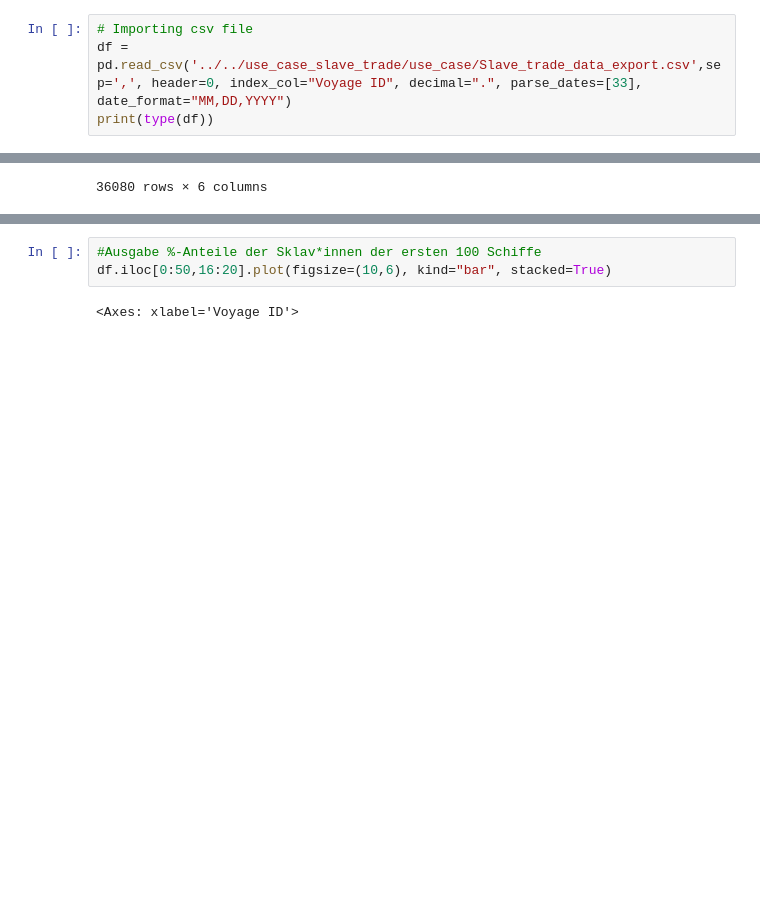
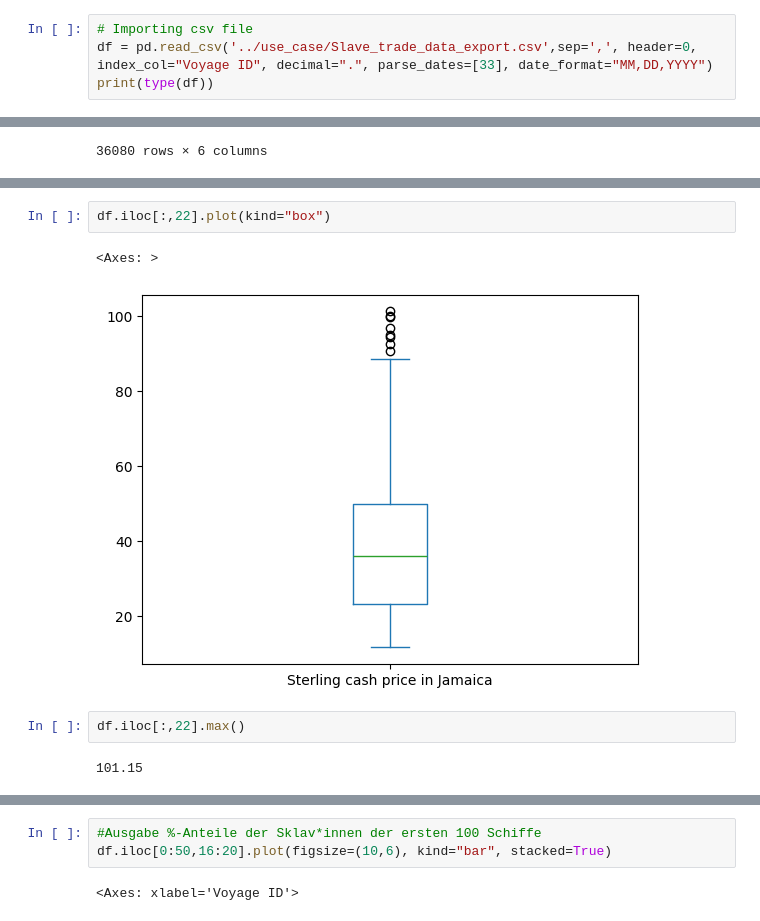
Before and after one commit to andren967/Novak_SlaveVoyages, a Jupyter notebook: Slave_trade_EDA.ipynb, the cells around one changed output, grey strips where cells are left out. Cells and saved outputs as stored; diff of their text form; blank space fills up the shorter version.

```diff
--- a/Slave_trade_EDA.ipynb
+++ b/Slave_trade_EDA.ipynb
@@ -14,6 +28,6 @@ from IPython.core.interactiveshell import InteractiveShell
 # %%
 # Importing csv file
-df = pd.read_csv('../../use_case_slave_trade/use_case/Slave_trade_data_export.csv',sep=',', header=0, index_col="Voyage ID", decimal=".", parse_dates=[33], date_format="MM,DD,YYYY")
+df = pd.read_csv('../use_case/Slave_trade_data_export.csv',sep=',', header=0, index_col="Voyage ID", decimal=".", parse_dates=[33], date_format="MM,DD,YYYY")
 print(type(df))
 # %% [output]
 <class 'pandas.core.frame.DataFrame'>
@@ -118,0 +702,9 @@ RangeIndex(start=0, stop=36080, step=1)
+# %%
+df.iloc[:,22].plot(kind="box")
+# %% [output]
+<Axes: >
+[figure, added]
+# %%
+df.iloc[:,22].max()
+# %% [output]
+101.15
```
Also changed, not shown: parts of 22 cells of this notebook.
